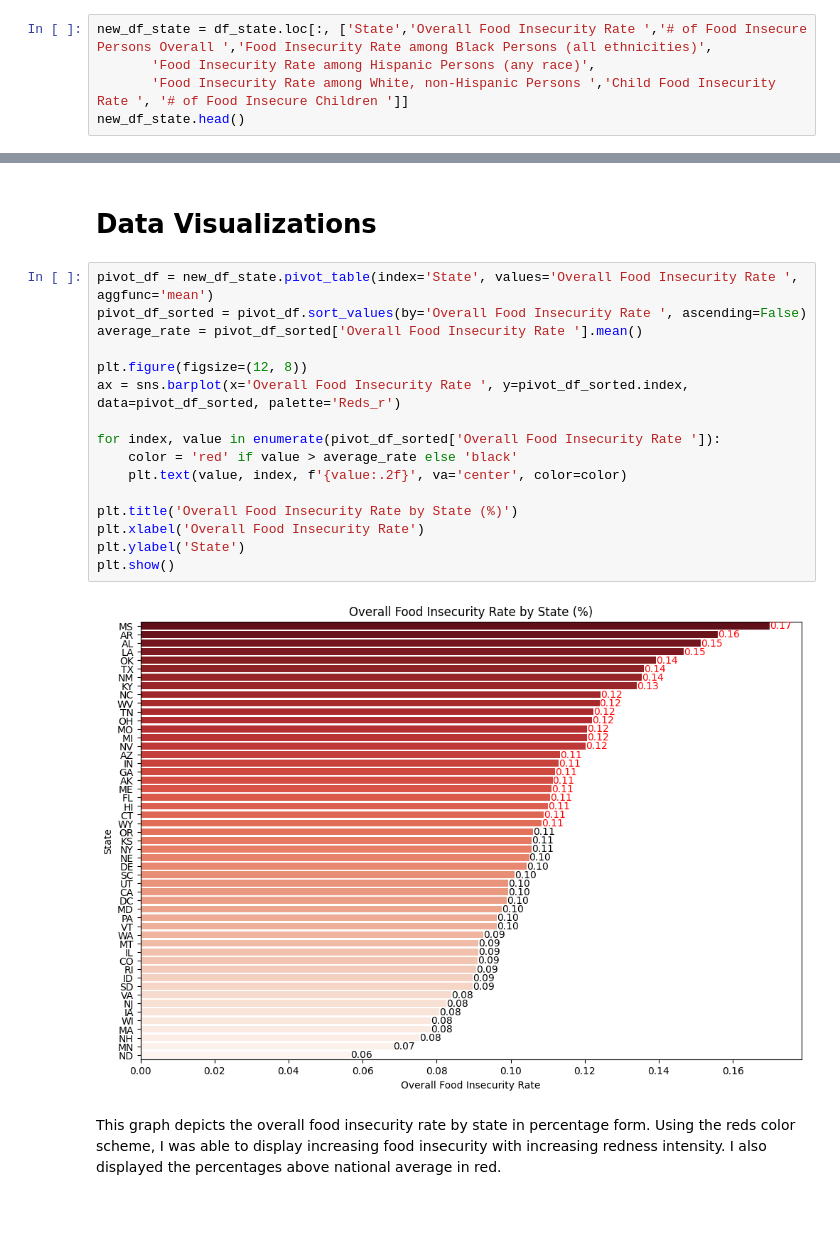
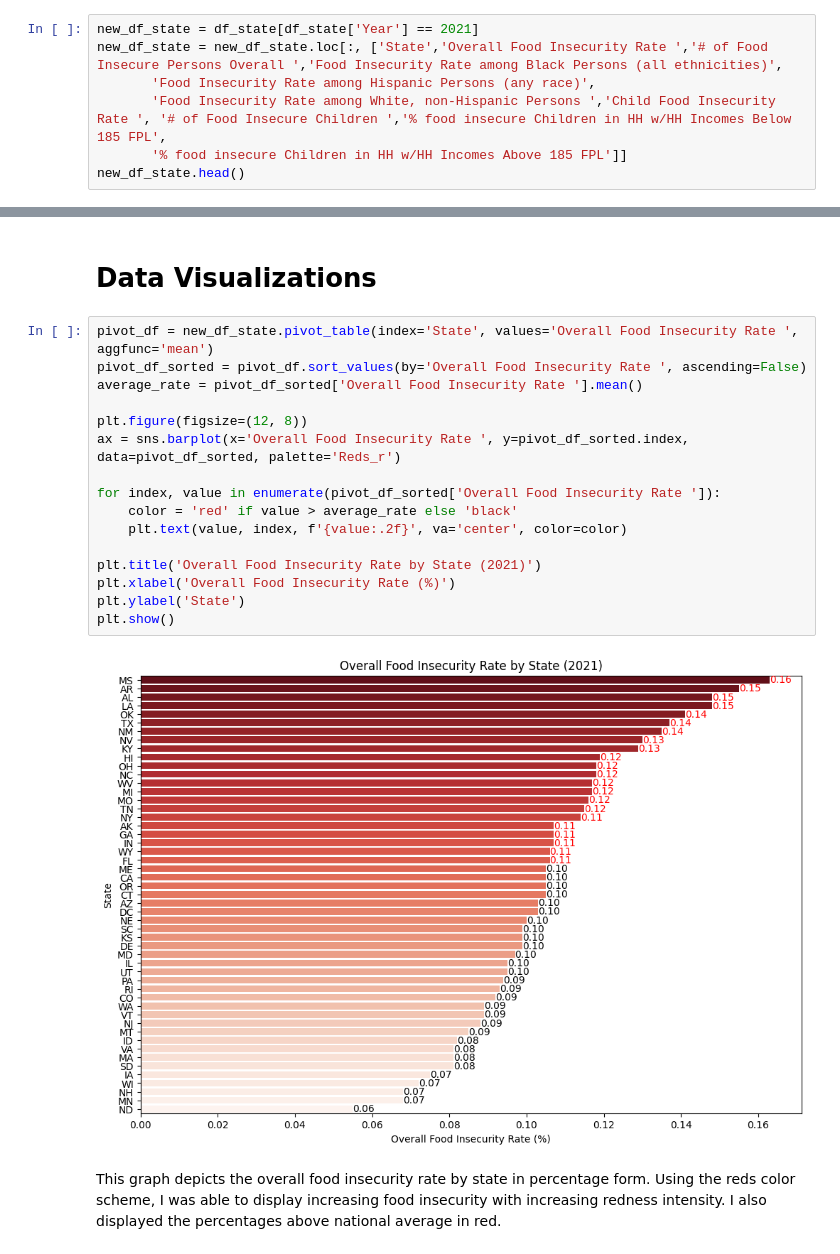
Before and after one commit to rkasa01/DATA608_Story6, a Jupyter notebook: DATA608_Story6.ipynb, the cells around one changed output, grey strips where cells are left out. Drawn from its saved outputs; the diff is of its cells as text; blank space fills up the shorter version.

```diff
--- a/DATA608_Story6.ipynb
+++ b/DATA608_Story6.ipynb
@@ -67,9 +66,11 @@ For the purposes of this assignment, I used data provided by Feeding America (da
 # %% [markdown]
 ### Dataframe
 # %%
-new_df_state = df_state.loc[:, ['State','Overall Food Insecurity Rate ','# of Food Insecure Persons Overall ','Food Insecurity Rate among Black Persons (all ethnicities)',
+new_df_state = df_state[df_state['Year'] == 2021]
+new_df_state = new_df_state.loc[:, ['State','Overall Food Insecurity Rate ','# of Food Insecure Persons Overall ','Food Insecurity Rate among Black Persons (all ethnicities)',
        'Food Insecurity Rate among Hispanic Persons (any race)',
-       'Food Insecurity Rate among White, non-Hispanic Persons ','Child Food Insecurity Rate ', '# of Food Insecure Children ']]
+       'Food Insecurity Rate among White, non-Hispanic Persons ','Child Food Insecurity Rate ', '# of Food Insecure Children ','% food insecure Children in HH w/HH Incomes Below 185 FPL',
+       '% food insecure Children in HH w/HH Incomes Above 185 FPL']]
 new_df_state.head()
 # %% [output]
 |  | State | Overall Food Insecurity Rate | # of Food Insecure Persons Overall | Food Insecurity Rate among Black ... | Food Insecurity Rate among Hispan... | ... |
@@ -135,21 +136,21 @@ We can see that the states with the highest and lowest food insecurity rate amon
 # %%
 pivot_df = new_df_state.pivot_table(index='State', values='Overall Food Insecurity Rate ', aggfunc='mean')
 pivot_df_sorted = pivot_df.sort_values(by='Overall Food Insecurity Rate ', ascending=False)
 average_rate = pivot_df_sorted['Overall Food Insecurity Rate '].mean()
 
 plt.figure(figsize=(12, 8))
 ax = sns.barplot(x='Overall Food Insecurity Rate ', y=pivot_df_sorted.index, data=pivot_df_sorted, palette='Reds_r')
 
 for index, value in enumerate(pivot_df_sorted['Overall Food Insecurity Rate ']):
     color = 'red' if value > average_rate else 'black'
     plt.text(value, index, f'{value:.2f}', va='center', color=color)
 
-plt.title('Overall Food Insecurity Rate by State (%)')
-plt.xlabel('Overall Food Insecurity Rate')
+plt.title('Overall Food Insecurity Rate by State (2021)')
+plt.xlabel('Overall Food Insecurity Rate (%)')
 plt.ylabel('State')
 plt.show()
 # %% [output]
-[figure, old version]
+[figure, new version]
 # %% [markdown]
 This graph depicts the overall food insecurity rate by state in percentage form. Using the reds color scheme, I was able to display increasing food insecurity with increasing redness intensity. I also displayed the percentages above national average in red.
 # %%
```
Also changed, not shown: parts of 11 cells of this notebook.
